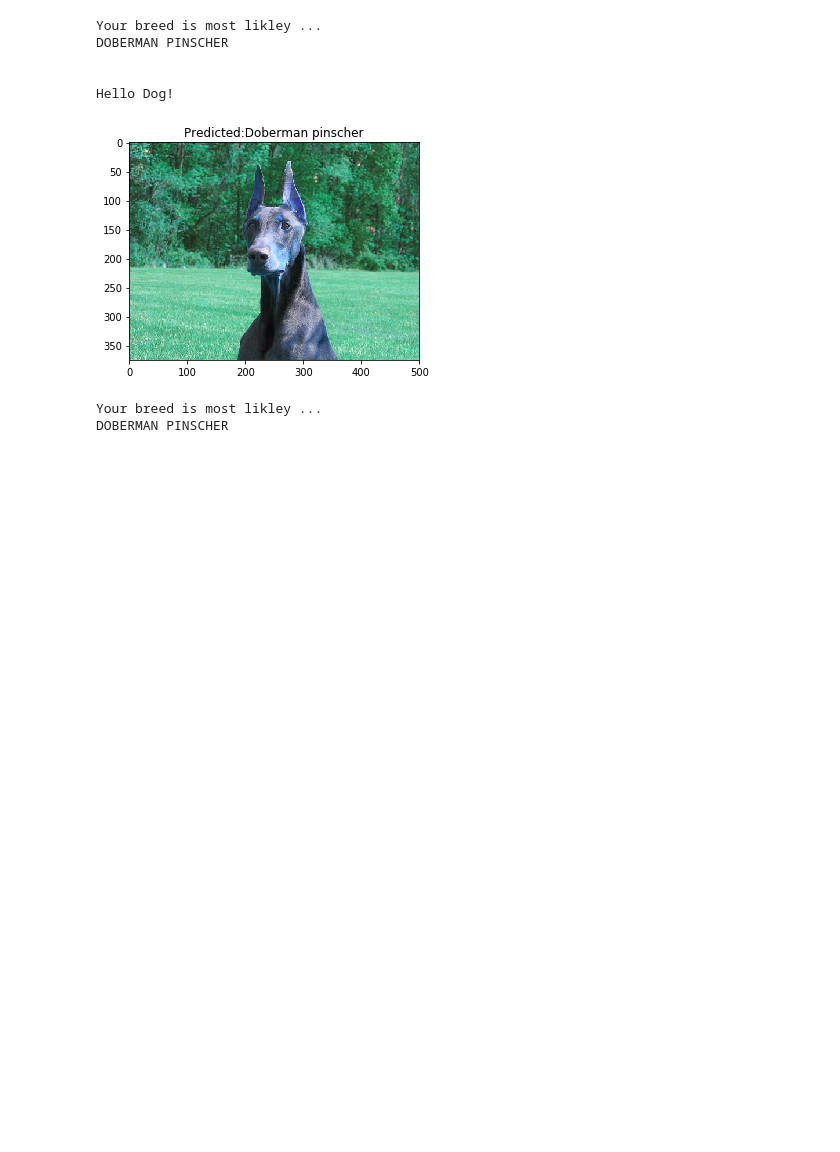
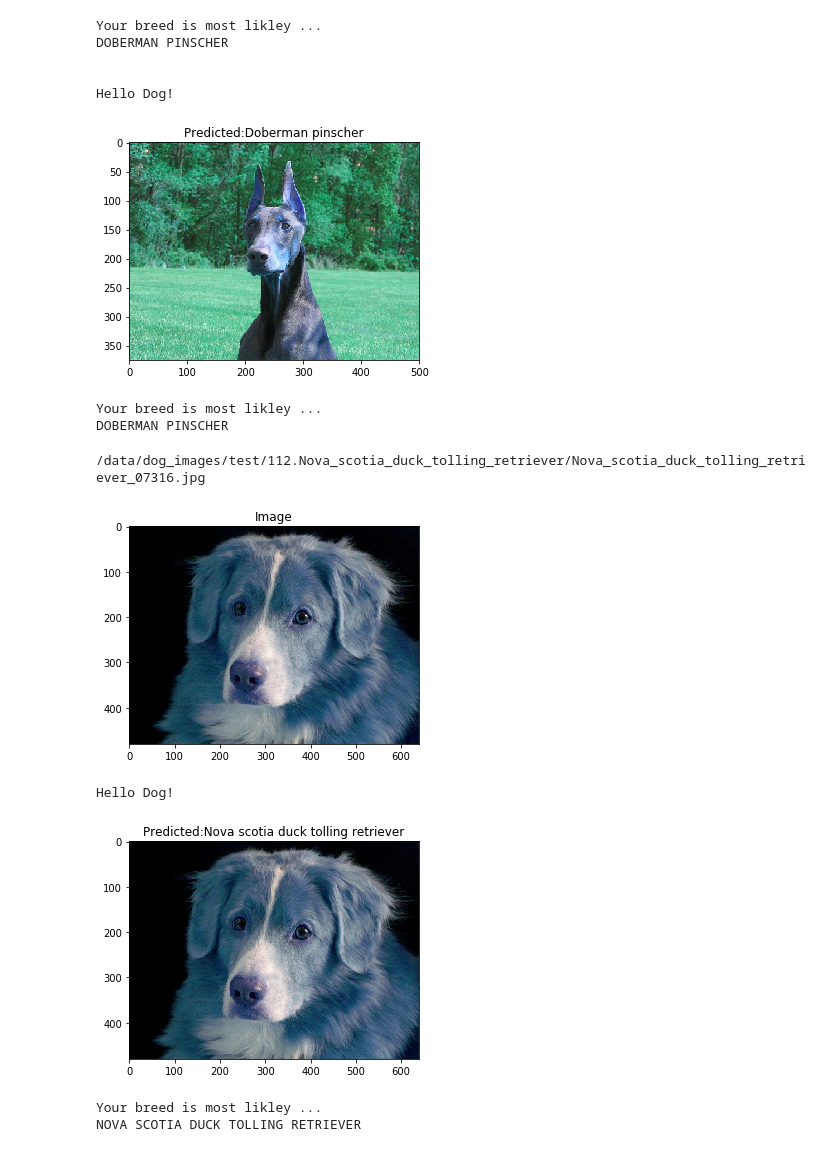
Before and after one commit to SitaramRyali/deep-learning-pytorch, a Jupyter notebook: Dog_Breed_Classifier/dog_app.ipynb, the cells around one changed output. Saved outputs shown, nothing was run; the diff lists cells and outputs as text; code cells hidden in the pictures; blank space fills up the shorter version.

```diff
--- a/Dog_Breed_Classifier/dog_app.ipynb
+++ b/Dog_Breed_Classifier/dog_app.ipynb
@@ -1034,3 +1072,17 @@ Hello Dog!
 [figure]
 Your breed is most likley ...
 DOBERMAN PINSCHER
+# %%
+import random
+im_dir = "/data/dog_images/test/112.Nova_scotia_duck_tolling_retriever"
+sample = os.path.join(im_dir, random.choice(os.listdir(im_dir)))
+print(sample)
+display_img(sample)
+run_app(sample)
+# %% [output]
+/data/dog_images/test/112.Nova_scotia_duck_tolling_retriever/Nova_scotia_duck_tolling_retriever_07316.jpg
+[figure, added]
+Hello Dog!
+[figure, added]
+Your breed is most likley ...
+NOVA SCOTIA DUCK TOLLING RETRIEVER
```
Also changed, not shown: parts of 8 cells of this notebook.
